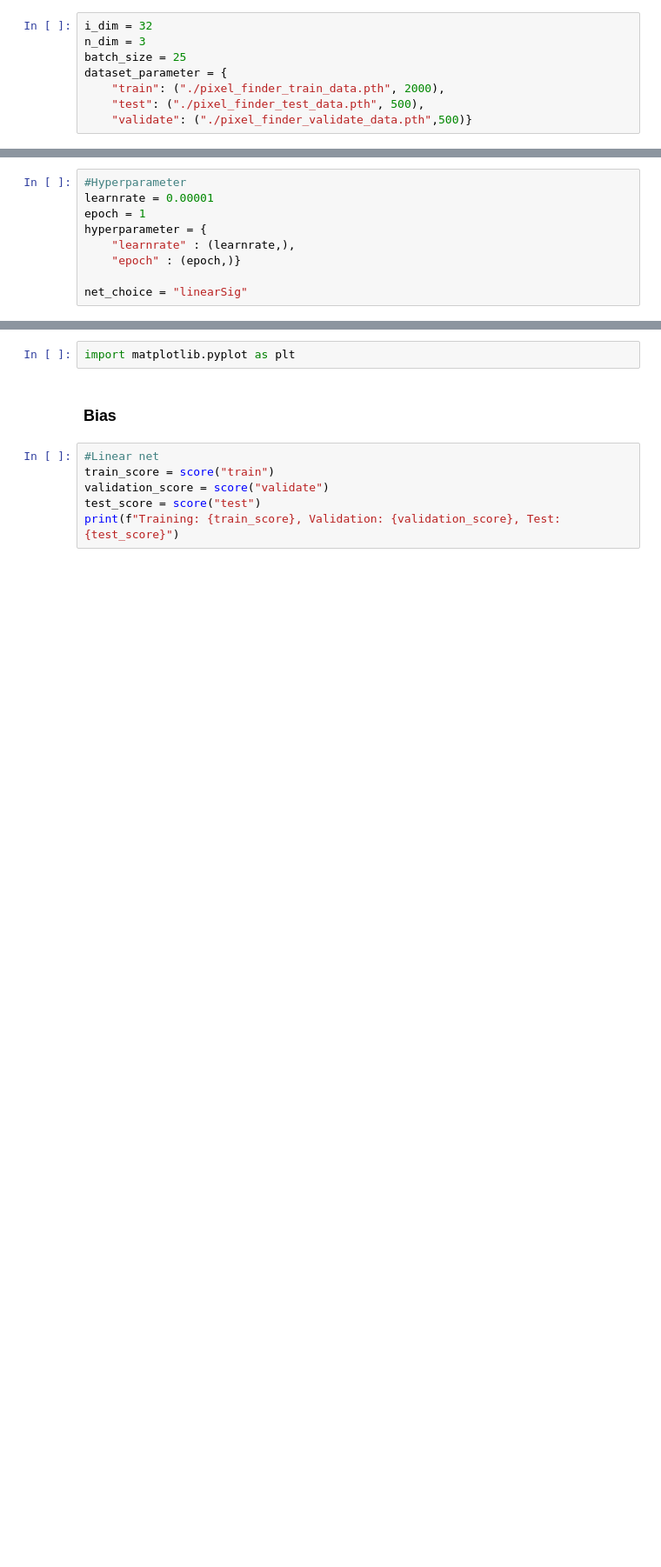
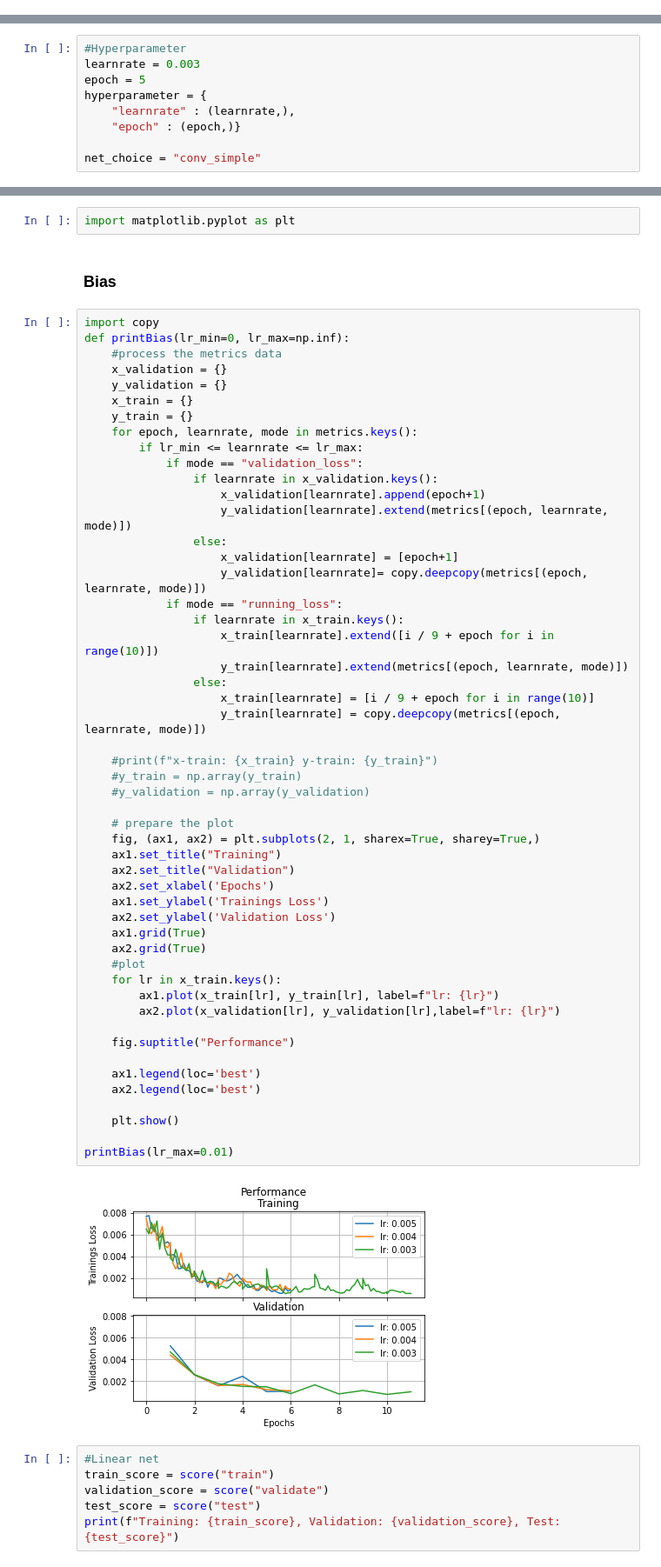
Before and after one commit to Znerual/PixelFinder, a Jupyter notebook: PixelFinder.ipynb, the cells around one changed output, grey strips where cells are left out. Shown at 87% size. Saved outputs shown, nothing was run; the diff lists cells and outputs as text; blank space fills up the shorter version.

```diff
--- a/PixelFinder.ipynb
+++ b/PixelFinder.ipynb
@@ -48,14 +48,6 @@ def net_show(input_label, n_pos, n_strength=torch.ones((3,3)), pos_scale=62):
             print(f"Loss: {loss_fn(input_label[i], n_pos[i])}, x_l = {coord_l[0]}, y_l = {coord_l[1]}, x_t = {coord_n[0]}, y_t = {coord_n[1]}.")
 # %% [markdown]
 ### Dataset helper
-# %%
-i_dim = 32
-n_dim = 3
-batch_size = 25
-dataset_parameter = {
-    "train": ("./pixel_finder_train_data.pth", 2000),
-    "test": ("./pixel_finder_test_data.pth", 500),
-    "validate": ("./pixel_finder_validate_data.pth",500)}
 # %%
 class ImagePositionDataset(Dataset):
     def __init__(self, i_dim, n_dim, sample_size, path=""):
@@ -509,13 +715,13 @@ torch.save(net[net_choice].state_dict(), getNetPath(net_choice, 0,0, original=Tr
 ## Load a net
 # %%
 #Hyperparameter
-learnrate = 0.00001
-epoch = 1
+learnrate = 0.003
+epoch = 5
 hyperparameter = {
     "learnrate" : (learnrate,),
     "epoch" : (epoch,)}
 
-net_choice = "linearSig"
+net_choice = "conv_simple"
 # %%
 loss_fn = torch.nn.MSELoss(reduction='sum')
 optimizer = {}
@@ -557,6 +765,59 @@ LinearSigNet(
 import matplotlib.pyplot as plt
 # %% [markdown]
 ### Bias
+# %%
+import copy
+def printBias(lr_min=0, lr_max=np.inf):
+    #process the metrics data
+    x_validation = {}
+    y_validation = {}
+    x_train = {}
+    y_train = {}
+    for epoch, learnrate, mode in metrics.keys():
+        if lr_min <= learnrate <= lr_max:
+            if mode == "validation_loss":
+                if learnrate in x_validation.keys():
+                    x_validation[learnrate].append(epoch+1)
+                    y_validation[learnrate].extend(metrics[(epoch, learnrate, mode)])
+                else:
+                    x_validation[learnrate] = [epoch+1]
+                    y_validation[learnrate]= copy.deepcopy(metrics[(epoch, learnrate, mode)])
+            if mode == "running_loss":
+                if learnrate in x_train.keys():
+                    x_train[learnrate].extend([i / 9 + epoch for i in range(10)])
+                    y_train[learnrate].extend(metrics[(epoch, learnrate, mode)])
+                else:
+                    x_train[learnrate] = [i / 9 + epoch for i in range(10)]
+                    y_train[learnrate] = copy.deepcopy(metrics[(epoch, learnrate, mode)])
+
+    #print(f"x-train: {x_train} y-train: {y_train}")
+    #y_train = np.array(y_train)
+    #y_validation = np.array(y_validation)
+
+    # prepare the plot
+    fig, (ax1, ax2) = plt.subplots(2, 1, sharex=True, sharey=True,)
+    ax1.set_title("Training")
+    ax2.set_title("Validation")
+    ax2.set_xlabel('Epochs')
+    ax1.set_ylabel('Trainings Loss')
+    ax2.set_ylabel('Validation Loss')
+    ax1.grid(True)
+    ax2.grid(True)
+    #plot
+    for lr in x_train.keys():
+        ax1.plot(x_train[lr], y_train[lr], label=f"lr: {lr}")
+        ax2.plot(x_validation[lr], y_validation[lr],label=f"lr: {lr}")
+
+    fig.suptitle("Performance")
+
+    ax1.legend(loc='best')
+    ax2.legend(loc='best')
+
+    plt.show()
+
+printBias(lr_max=0.01)
+# %% [output]
+[figure, added]
 # %%
 #Linear net
 train_score = score("train")
```
Also changed, not shown: parts of 48 cells of this notebook.
